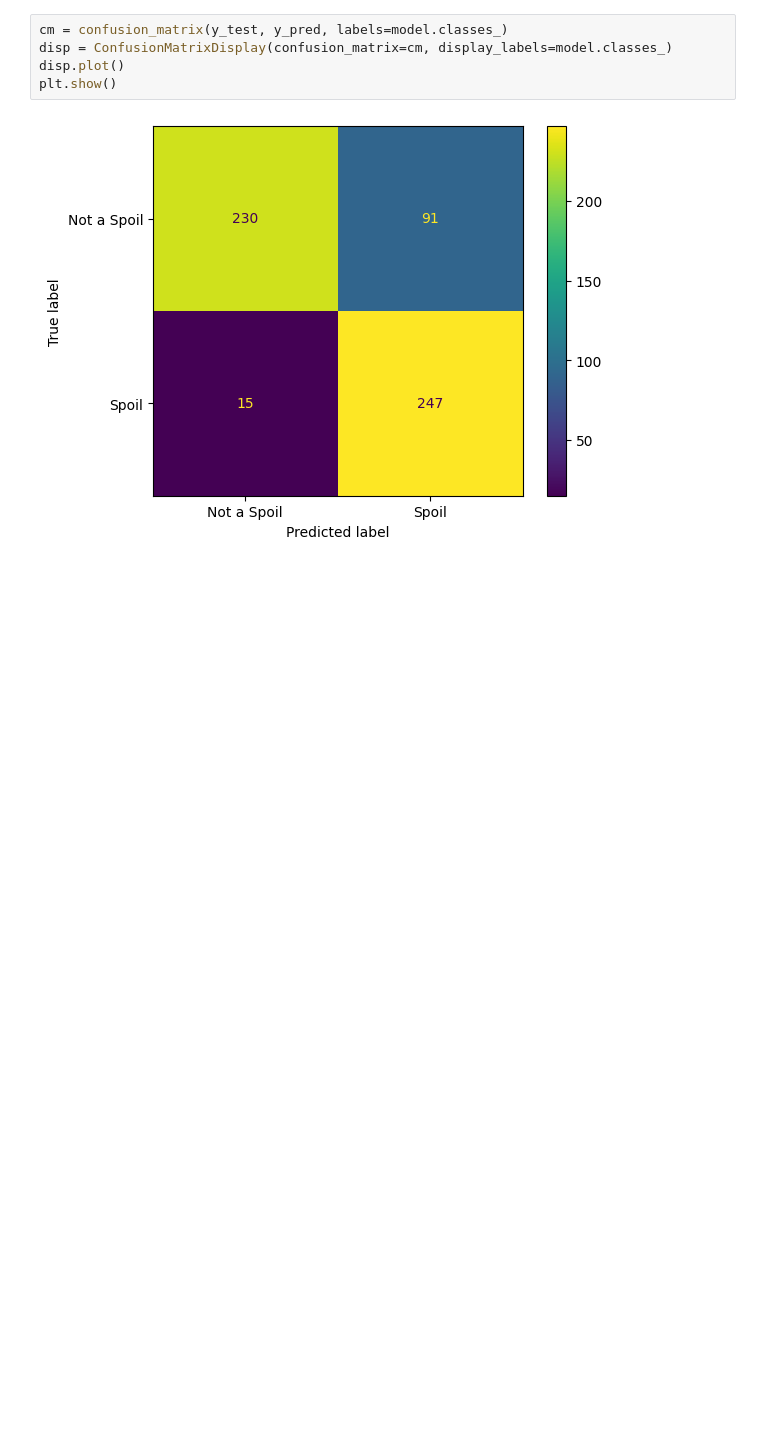
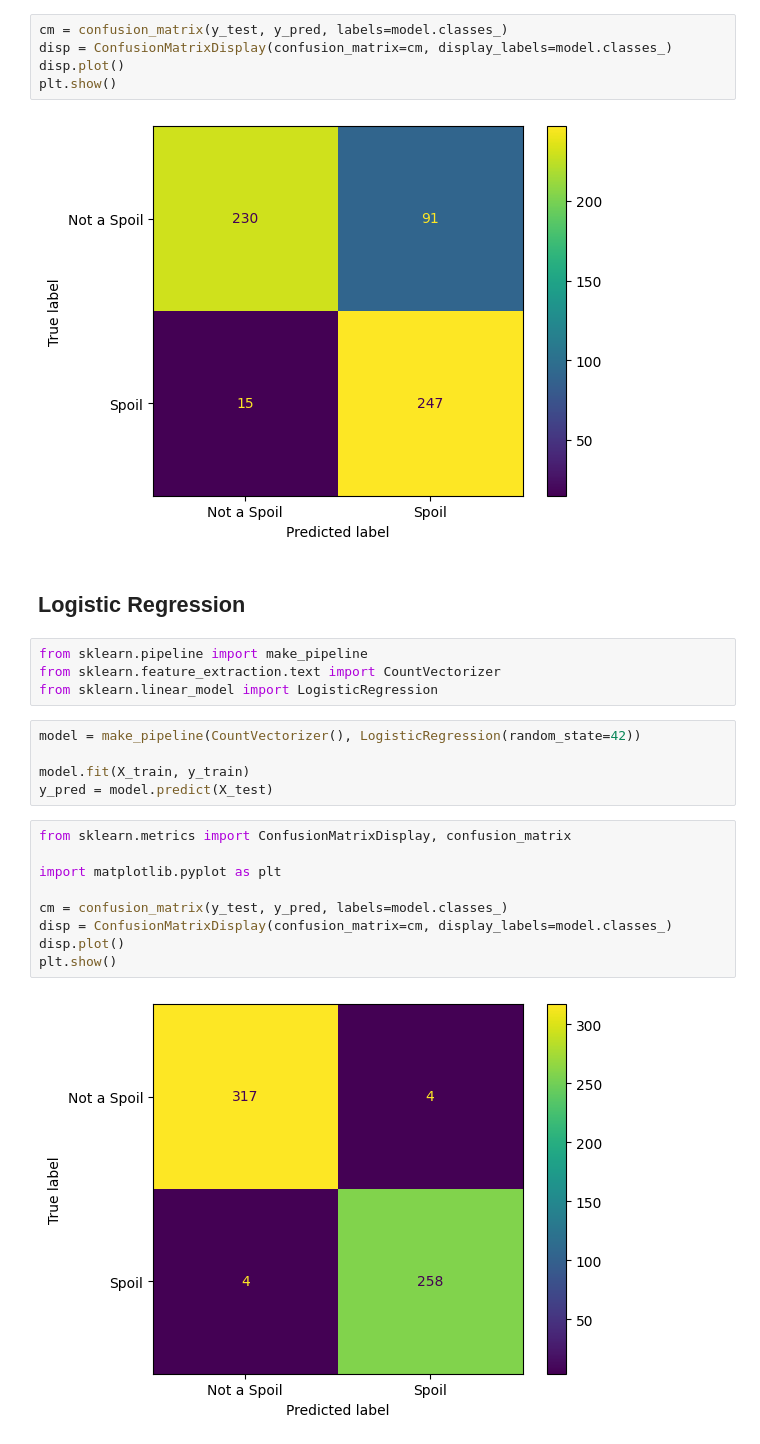
Before and after one commit to SinnnwL/SCIA_2025_GRP8_NLP, a Jupyter notebook: index.ipynb, the cells around one changed output. Drawn from its saved outputs; the diff is of its cells as text; blank space fills up the shorter version.

Commit message:
Logistic Regression First Version (Does not work yet), Progress LeveL : Goku at the end of the FortuneTeller Baba saga

```diff
--- a/index.ipynb
+++ b/index.ipynb
@@ -203,3 +203,25 @@ disp.plot()
 plt.show()
 # %% [output]
 [figure]
+# %% [markdown]
+## Logistic Regression
+# %%
+from sklearn.pipeline import make_pipeline
+from sklearn.feature_extraction.text import CountVectorizer
+from sklearn.linear_model import LogisticRegression
+# %%
+model = make_pipeline(CountVectorizer(), LogisticRegression(random_state=42))
+
+model.fit(X_train, y_train)
+y_pred = model.predict(X_test)
+# %%
+from sklearn.metrics import ConfusionMatrixDisplay, confusion_matrix
+
+import matplotlib.pyplot as plt
+
+cm = confusion_matrix(y_test, y_pred, labels=model.classes_)
+disp = ConfusionMatrixDisplay(confusion_matrix=cm, display_labels=model.classes_)
+disp.plot()
+plt.show()
+# %% [output]
+[figure, added]
```
Also changed, not shown: parts of 2 cells of this notebook.
